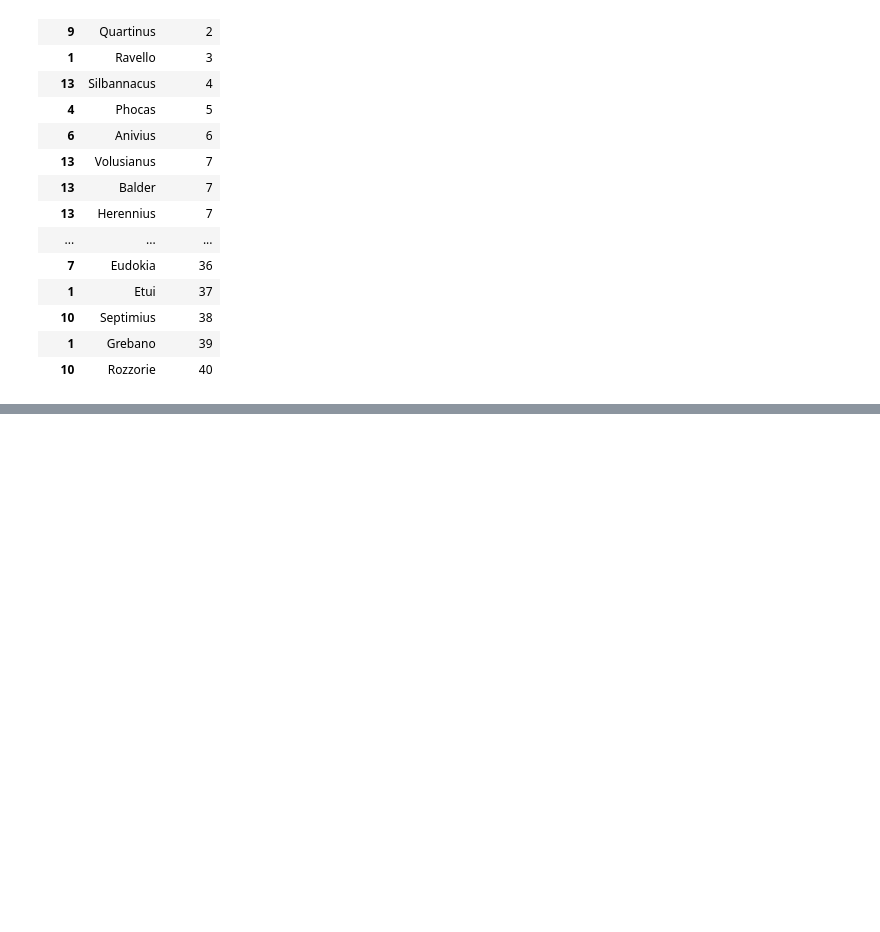
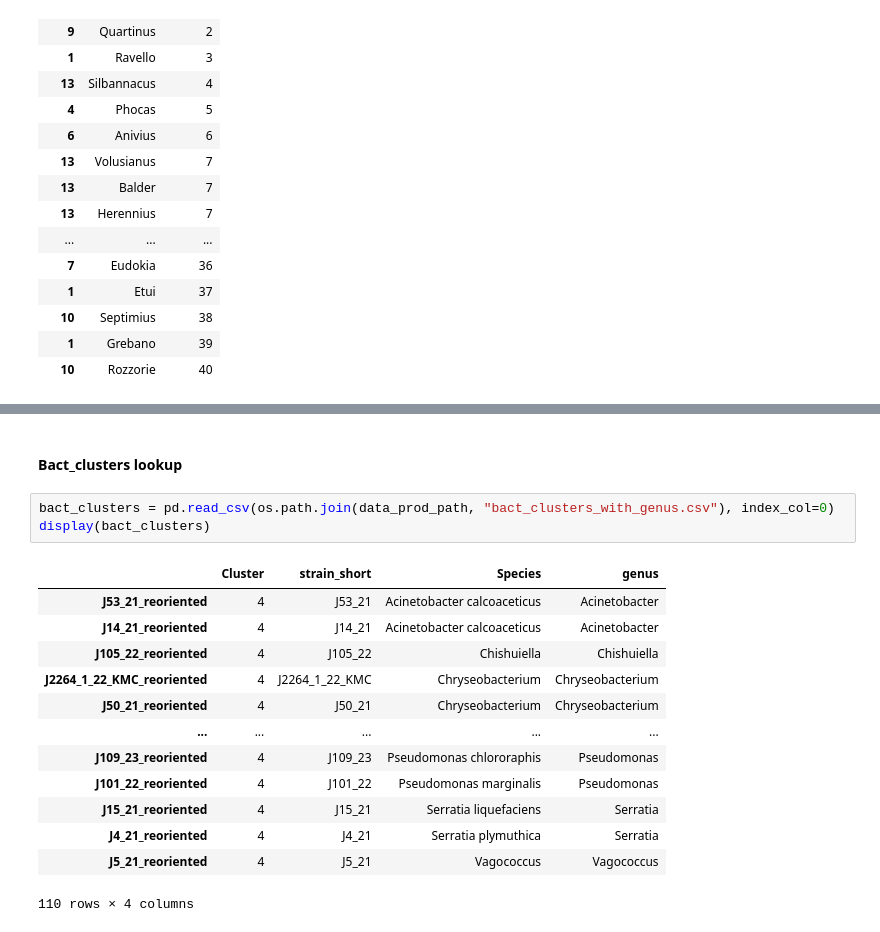
Before and after one commit to azzy72/PredictPhagePPI, a Jupyter notebook: notebooks/phylogeny_and_minhash.ipynb, the cells around one changed output, grey strips where cells are left out. Drawn from its saved outputs; the diff is of its cells as text; blank space fills up the shorter version.

```diff
--- a/notebooks/phylogeny_and_minhash.ipynb
+++ b/notebooks/phylogeny_and_minhash.ipynb
@@ -1423,0 +1503,19 @@ Index(['KU4', 'KU9', 'KU10', 'KU6', 'KU8', 'KU6'], dtype='str', name='label')
+# %% [markdown]
+#### Bact_clusters lookup
+# %%
+bact_clusters = pd.read_csv(os.path.join(data_prod_path, "bact_clusters_with_genus.csv"), index_col=0)
+display(bact_clusters)
+# %% [output]
+|  | Cluster | strain_short | Species | genus |
+| J53_21_reoriented | 4 | J53_21 | Acinetobacter calcoaceticus | Acinetobacter |
+| J14_21_reoriented | 4 | J14_21 | Acinetobacter calcoaceticus | Acinetobacter |
+| J105_22_reoriented | 4 | J105_22 | Chishuiella | Chishuiella |
+| J2264_1_22_KMC_reoriented | 4 | J2264_1_22_KMC | Chryseobacterium | Chryseobacterium |
+| J50_21_reoriented | 4 | J50_21 | Chryseobacterium | Chryseobacterium |
+| ... | ... | ... | ... | ... |
+| J109_23_reoriented | 4 | J109_23 | Pseudomonas chlororaphis | Pseudomonas |
+| J101_22_reoriented | 4 | J101_22 | Pseudomonas marginalis | Pseudomonas |
+| J15_21_reoriented | 4 | J15_21 | Serratia liquefaciens | Serratia |
+| J4_21_reoriented | 4 | J4_21 | Serratia plymuthica | Serratia |
+| J5_21_reoriented | 4 | J5_21 | Vagococcus | Vagococcus |
+110 rows × 4 columns
```
Also changed, not shown: parts of 11 cells of this notebook, 11 other files.
